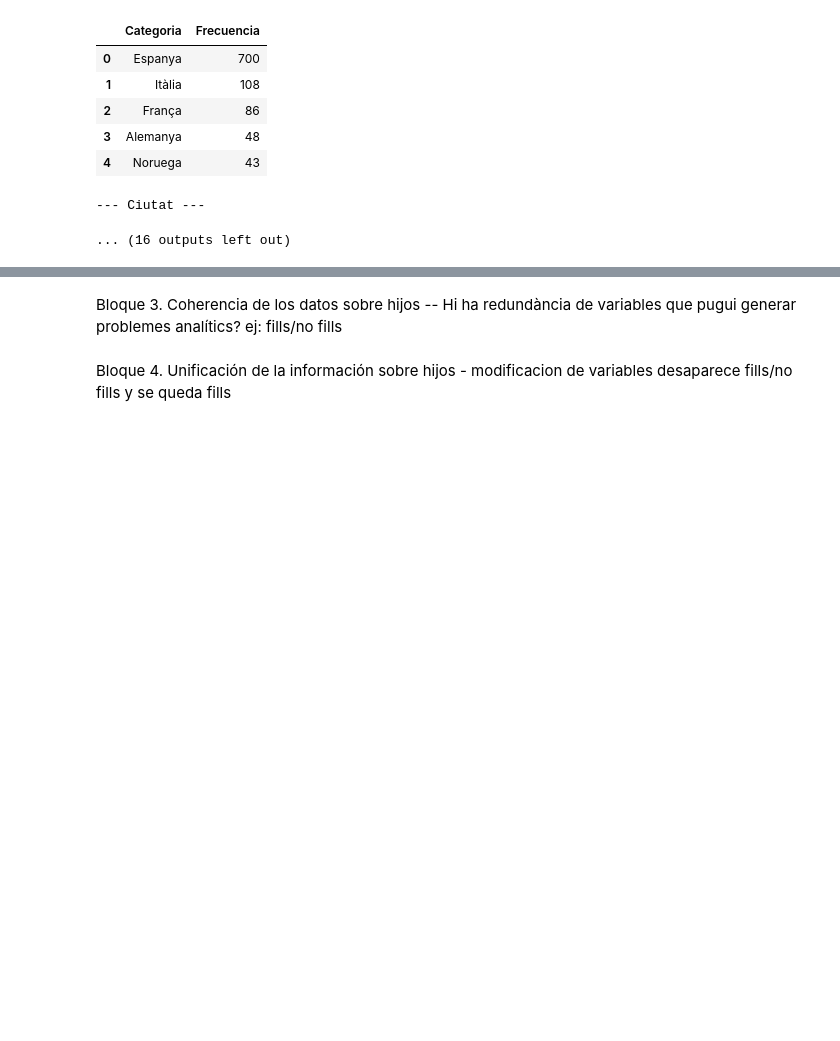
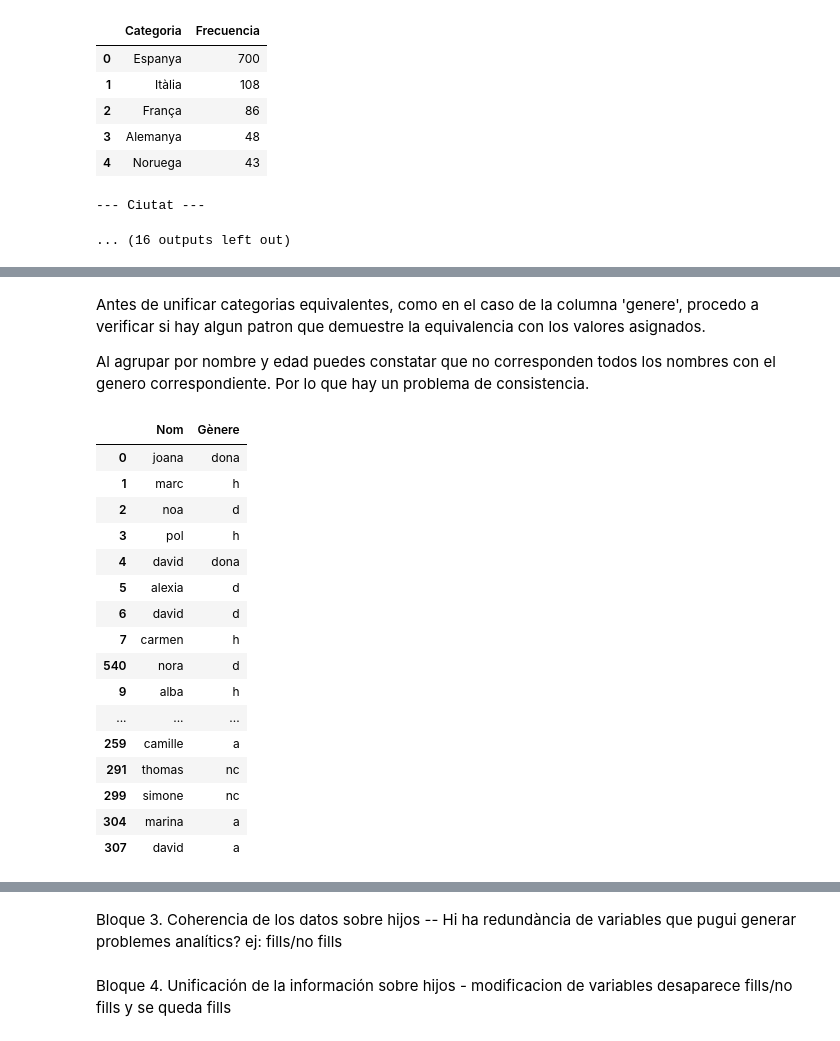
Before and after one commit to Leima20/Sprint_8_Leidy_Pimentel, a Jupyter notebook: Sprint_8.ipynb, the cells around one changed output, grey strips where cells are left out. Cells and saved outputs as stored; diff of their text form; code cells hidden in the pictures; blank space fills up the shorter version.

```diff
--- a/Sprint_8.ipynb
+++ b/Sprint_8.ipynb
@@ -955,4 +967,6 @@ Name: count, dtype: int64
 # %%
 df[columnas_categoricas] = df[columnas_categoricas].apply(
-    lambda col: col.map(lambda x: x.strip().lower() if isinstance(x, str) else x)
+    lambda col: col.map(
+        lambda x: x.strip().lower() if isinstance(x, str) else x
+    )
 )
@@ -958,0 +1036,24 @@ df[columnas_categoricas] = df[columnas_categoricas].apply(
+# %% [markdown]
+Antes de unificar categorias equivalentes, como en el caso de la columna 'genere', procedo a verificar si hay algun patron que demuestre la equivalencia con los valores asignados.
+
+Al agrupar por nombre y edad puedes constatar que no corresponden todos los nombres con el genero correspondiente. Por lo que hay un problema de consistencia.
+# %%
+df.groupby("Gènere")[["Nom", "Gènere"]].head()
+# %% [output]
+|  | Nom | Gènere |
+| 0 | joana | dona |
+| 1 | marc | h |
+| 2 | noa | d |
+| 3 | pol | h |
+| 4 | david | dona |
+| 5 | alexia | d |
+| 6 | david | d |
+| 7 | carmen | h |
+| 540 | nora | d |
+| 9 | alba | h |
+| ... | ... | ... |
+| 259 | camille | a |
+| 291 | thomas | nc |
+| 299 | simone | nc |
+| 304 | marina | a |
+| 307 | david | a |
```
Also changed, not shown: parts of 13 cells of this notebook.
